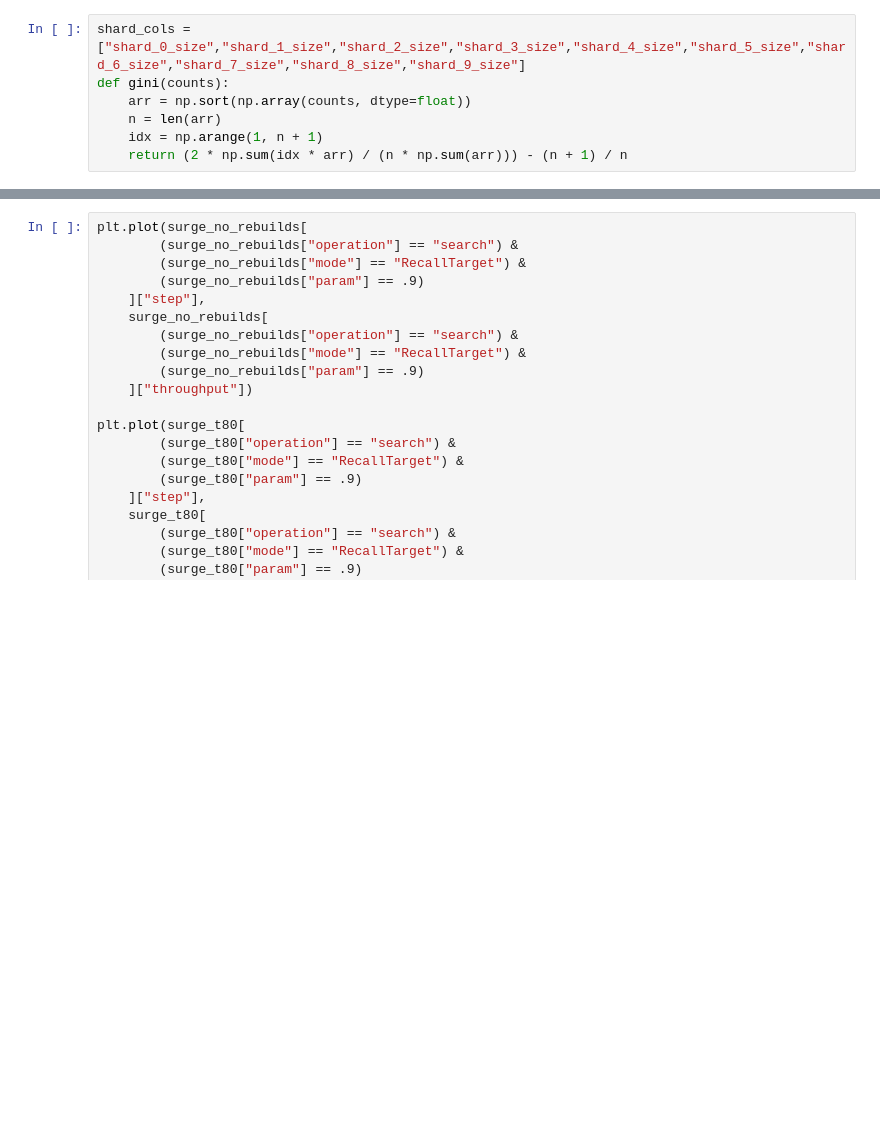
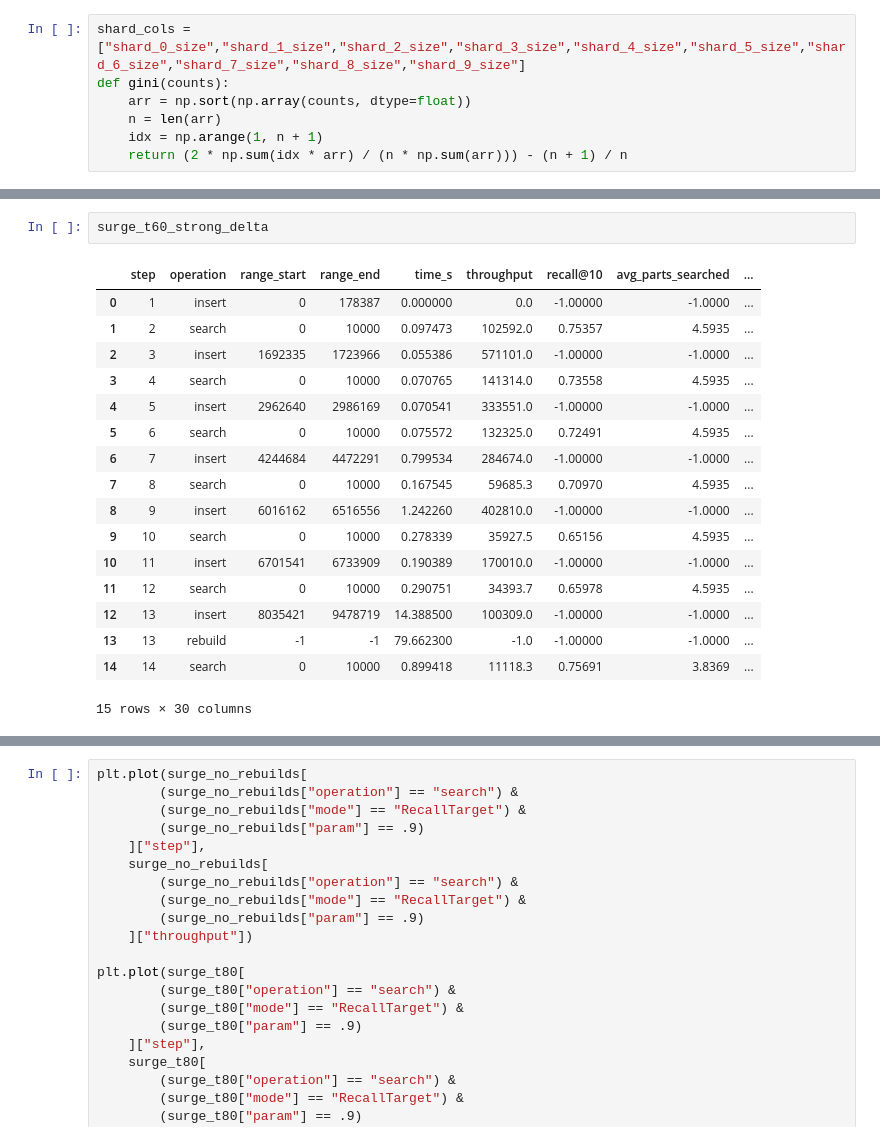
Before and after one commit to dkhimey/surge, a Jupyter notebook: plot_results/shared_batch_experiment_plots.ipynb, the cells around one changed output, grey strips where cells are left out. Cells and saved outputs as stored; diff of their text form; blank space fills up the shorter version.

```diff
--- a/plot_results/shared_batch_experiment_plots.ipynb
+++ b/plot_results/shared_batch_experiment_plots.ipynb
@@ -47,3 +50,23 @@ surge_t60_strong[surge_t60_strong["operation"] == "rebuild"]
+# %%
+surge_t60_strong_delta
+# %% [output]
+|  | step | operation | range_start | range_end | time_s | throughput | recall@10 | avg_parts_searched | ... |
+| 0 | 1 | insert | 0 | 178387 | 0.000000 | 0.0 | -1.00000 | -1.0000 | ... |
+| 1 | 2 | search | 0 | 10000 | 0.097473 | 102592.0 | 0.75357 | 4.5935 | ... |
+| 2 | 3 | insert | 1692335 | 1723966 | 0.055386 | 571101.0 | -1.00000 | -1.0000 | ... |
+| 3 | 4 | search | 0 | 10000 | 0.070765 | 141314.0 | 0.73558 | 4.5935 | ... |
+| 4 | 5 | insert | 2962640 | 2986169 | 0.070541 | 333551.0 | -1.00000 | -1.0000 | ... |
+| 5 | 6 | search | 0 | 10000 | 0.075572 | 132325.0 | 0.72491 | 4.5935 | ... |
+| 6 | 7 | insert | 4244684 | 4472291 | 0.799534 | 284674.0 | -1.00000 | -1.0000 | ... |
+| 7 | 8 | search | 0 | 10000 | 0.167545 | 59685.3 | 0.70970 | 4.5935 | ... |
+| 8 | 9 | insert | 6016162 | 6516556 | 1.242260 | 402810.0 | -1.00000 | -1.0000 | ... |
+| 9 | 10 | search | 0 | 10000 | 0.278339 | 35927.5 | 0.65156 | 4.5935 | ... |
+| 10 | 11 | insert | 6701541 | 6733909 | 0.190389 | 170010.0 | -1.00000 | -1.0000 | ... |
+| 11 | 12 | search | 0 | 10000 | 0.290751 | 34393.7 | 0.65978 | 4.5935 | ... |
+| 12 | 13 | insert | 8035421 | 9478719 | 14.388500 | 100309.0 | -1.00000 | -1.0000 | ... |
+| 13 | 13 | rebuild | -1 | -1 | 79.662300 | -1.0 | -1.00000 | -1.0000 | ... |
+| 14 | 14 | search | 0 | 10000 | 0.899418 | 11118.3 | 0.75691 | 3.8369 | ... |
+15 rows × 30 columns
 # %%
 mode = "RecallTarget"
 param = .9
```
Also changed, not shown: parts of 4 cells of this notebook.
